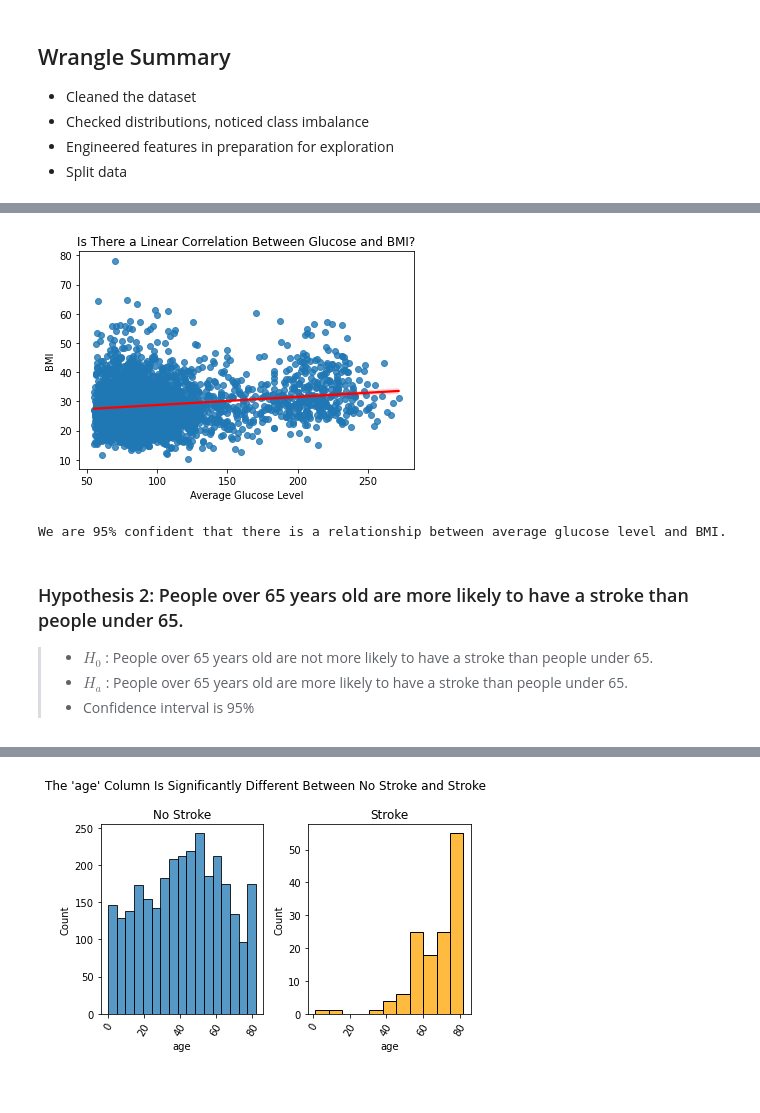
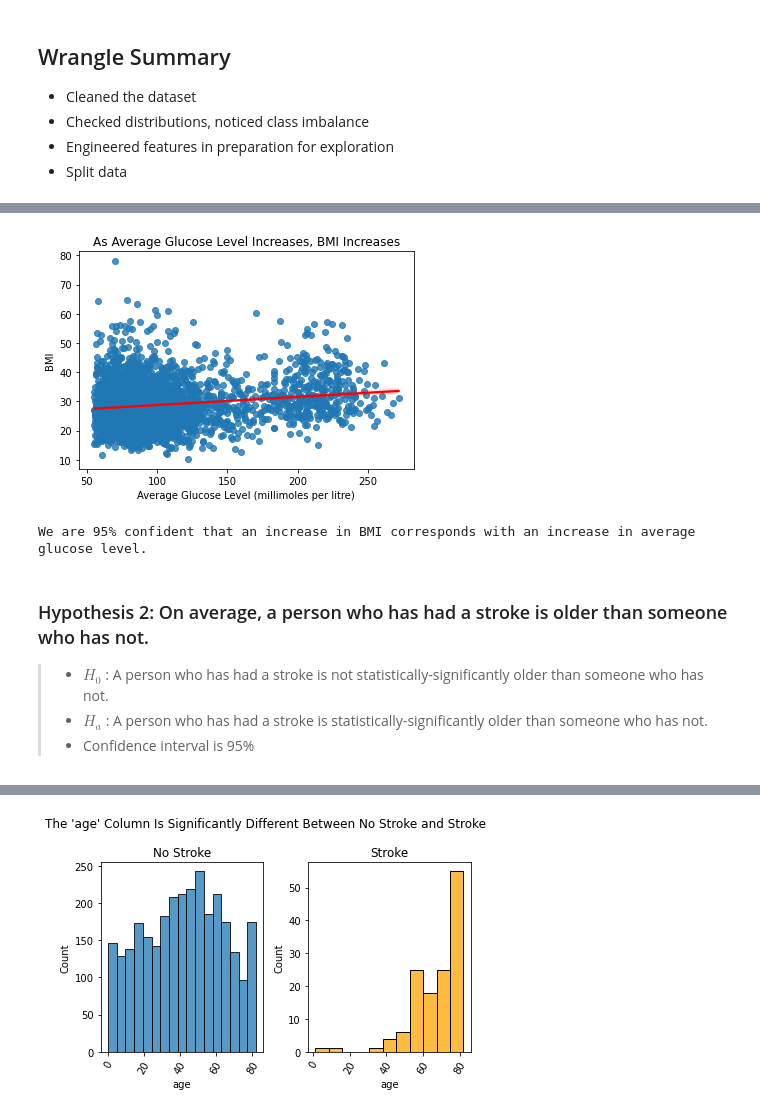
Before and after one commit to stroke-predictors/germain-capstone-stoke-prediction, a Jupyter notebook: final_notebook.ipynb, the cells around one changed output, grey strips where cells are left out. Cells and saved outputs as stored; diff of their text form; code cells hidden in the pictures; blank space fills up the shorter version.

```diff
--- a/final_notebook.ipynb
+++ b/final_notebook.ipynb
@@ -144,12 +157,12 @@ Row count of combined data splits: 5107
 # %%
 # visualize: use regression plot to check linear trend
 sns.regplot(data=train, x="avg_glucose_level", y="bmi", line_kws={'color': 'red'})
-plt.title('Is There a Linear Correlation Between Glucose and BMI?')
-plt.xlabel('Average Glucose Level')
+plt.title('As Average Glucose Level Increases, BMI Increases')
+plt.xlabel('Average Glucose Level (millimoles per litre)')
 plt.ylabel('BMI')
 plt.show()
 # %% [output]
-[figure, old version]
+[figure, new version]
 # %%
 # statistical test: set alpha for test
 alpha = .05
@@ -158,14 +171,14 @@ alpha = .05
 corr, p = stats.pearsonr(train.avg_glucose_level, train.bmi)
 
 # statistical test: output results
-if p < alpha:
-    print('We are 95% confident that there is a relationship between average glucose level and BMI.')
+if p < alpha and corr > 0:
+    print('We are 95% confident that an increase in BMI corresponds with an increase in average glucose level.')
 else:
-    print('We can not say with 95% confidence that there is a realionship between average glucose level and BMI.')
+    print('We can not say with 95% confidence that an increase in BMI corresponds with an increase in average glucose level.')
 # %% [output]
-We are 95% confident that there is a relationship between average glucose level and BMI.
+We are 95% confident that an increase in BMI corresponds with an increase in average glucose level.
 # %% [markdown]
-### Hypothesis 2: People over 65 years old are more likely to have a stroke than people under 65.
-> - $H_0$ : People over 65 years old are not more likely to have a stroke than people under 65.
-> - $H_a$ : People over 65 years old are more likely to have a stroke than people under 65.
+### Hypothesis 2: On average, a person who has had a stroke is older than someone who has not.
+> - $H_0$ : A person who has had a stroke is not statistically-significantly older than someone who has not.
+> - $H_a$ : A person who has had a stroke is statistically-significantly older than someone who has not.
 > - Confidence interval is 95%
```
Also changed, not shown: parts of 80 cells of this notebook.
